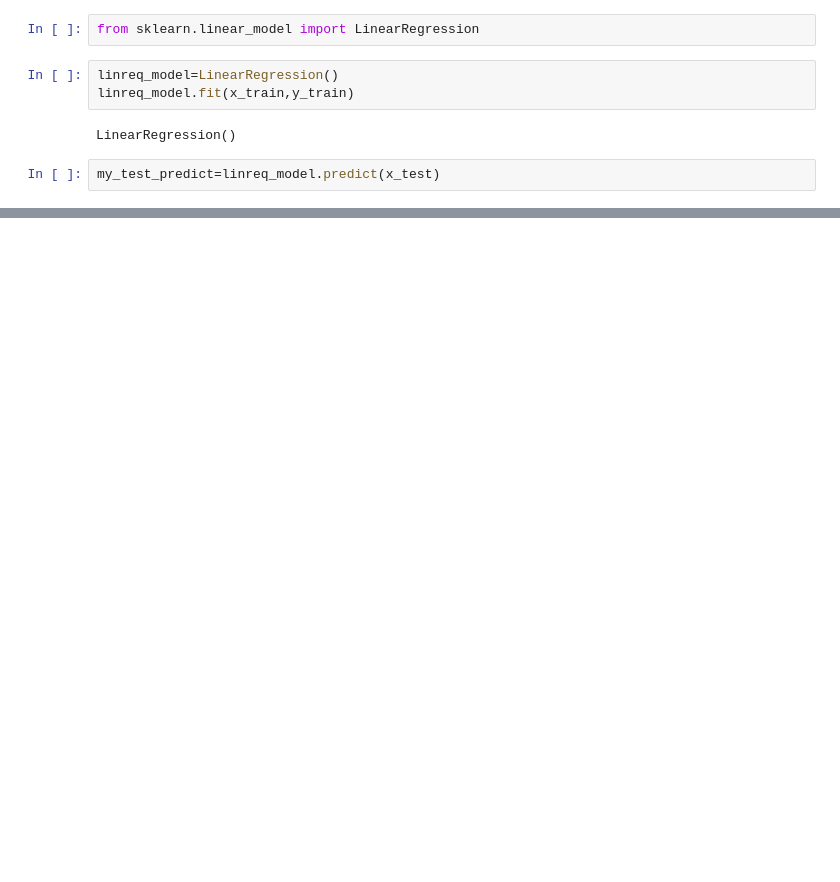
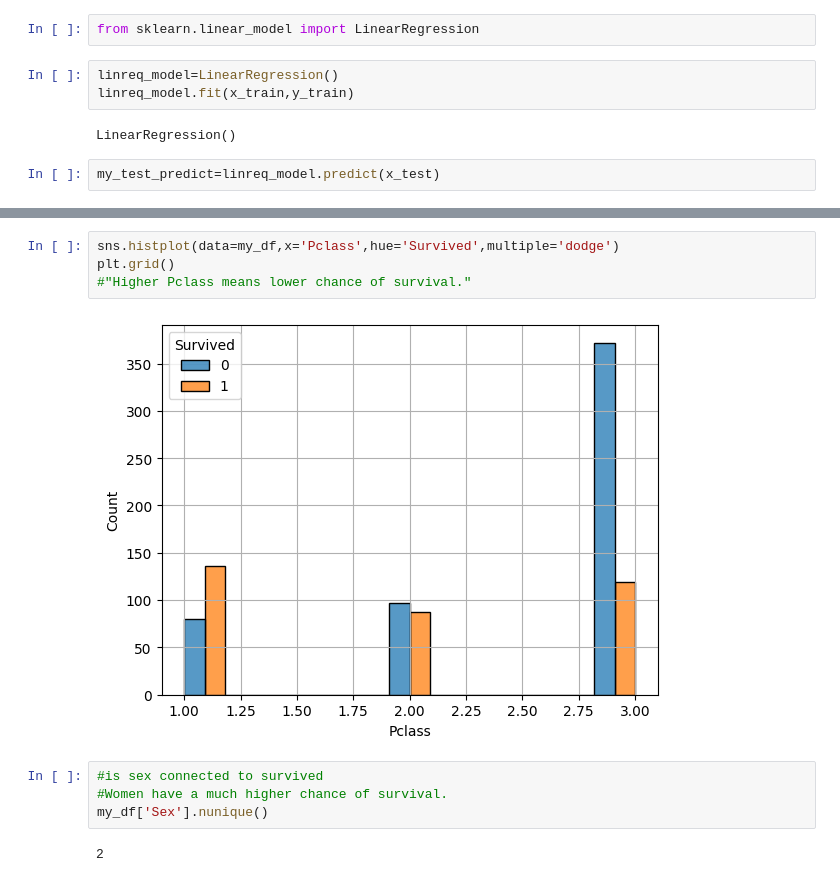
Before and after one commit to utkuseyithanoglu/utku_data-analyst, a Jupyter notebook: src/explore.ipynb, the cells around one changed output, grey strips where cells are left out. Saved outputs shown, nothing was run; the diff lists cells and outputs as text; blank space fills up the shorter version.

```diff
--- a/src/explore.ipynb
+++ b/src/explore.ipynb
@@ -352,0 +482,12 @@ Name: price, Length: 12224, dtype: int64
+# %%
+sns.histplot(data=my_df,x='Pclass',hue='Survived',multiple='dodge')
+plt.grid()
+#"Higher Pclass means lower chance of survival."
+# %% [output]
+[figure, added]
+# %%
+#is sex connected to survived
+#Women have a much higher chance of survival.
+my_df['Sex'].nunique()
+# %% [output]
+2
```
Also changed, not shown: parts of 24 cells of this notebook.
